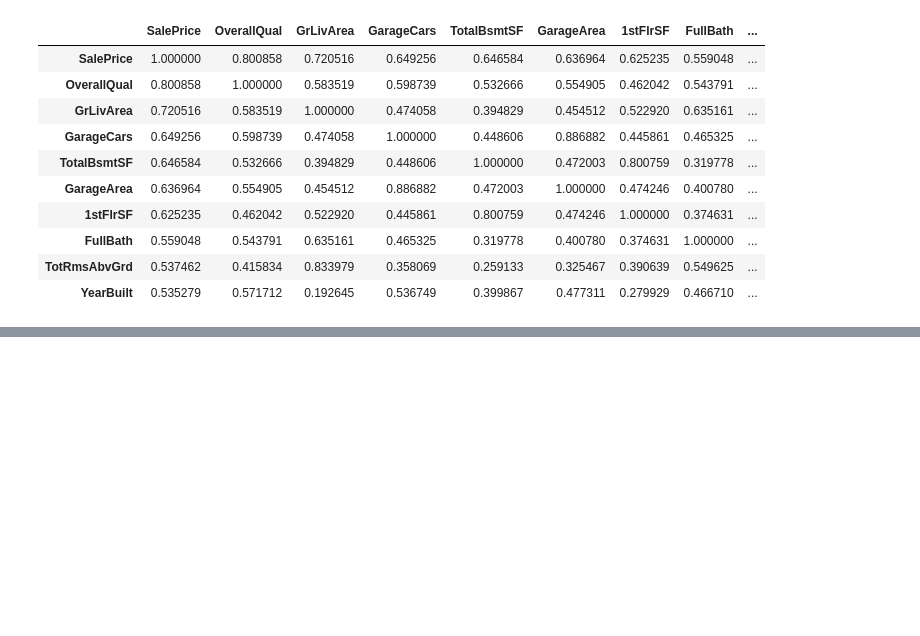
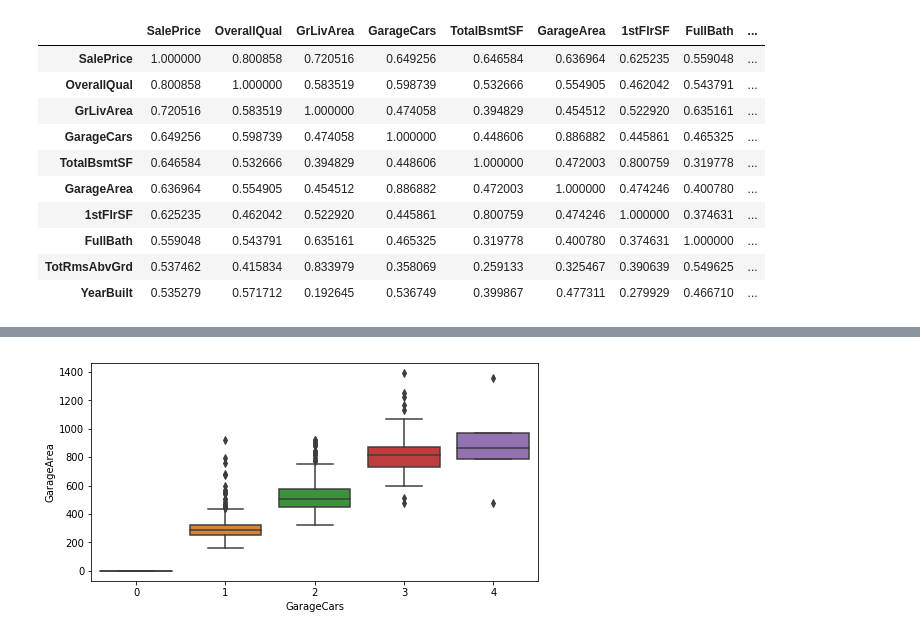
Before and after one commit to SatioO/ML_revised, a Jupyter notebook: Stacking Models [Ensembling]/EDA manual.ipynb, the cells around one changed output, grey strips where cells are left out. Cells and saved outputs as stored; diff of their text form; code cells hidden in the pictures; blank space fills up the shorter version.

```diff
--- a/Stacking Models [Ensembling]/EDA manual.ipynb
+++ b/Stacking Models [Ensembling]/EDA manual.ipynb
@@ -156,0 +160,6 @@ plt.show()
+# %%
+plt.figure(figsize=(8, 4))
+sns.boxplot(df['GarageCars'], df['GarageArea'])
+plt.show()
+# %% [output]
+[figure, added]
```
Also changed, not shown: parts of 5 cells of this notebook, 1 other file.
